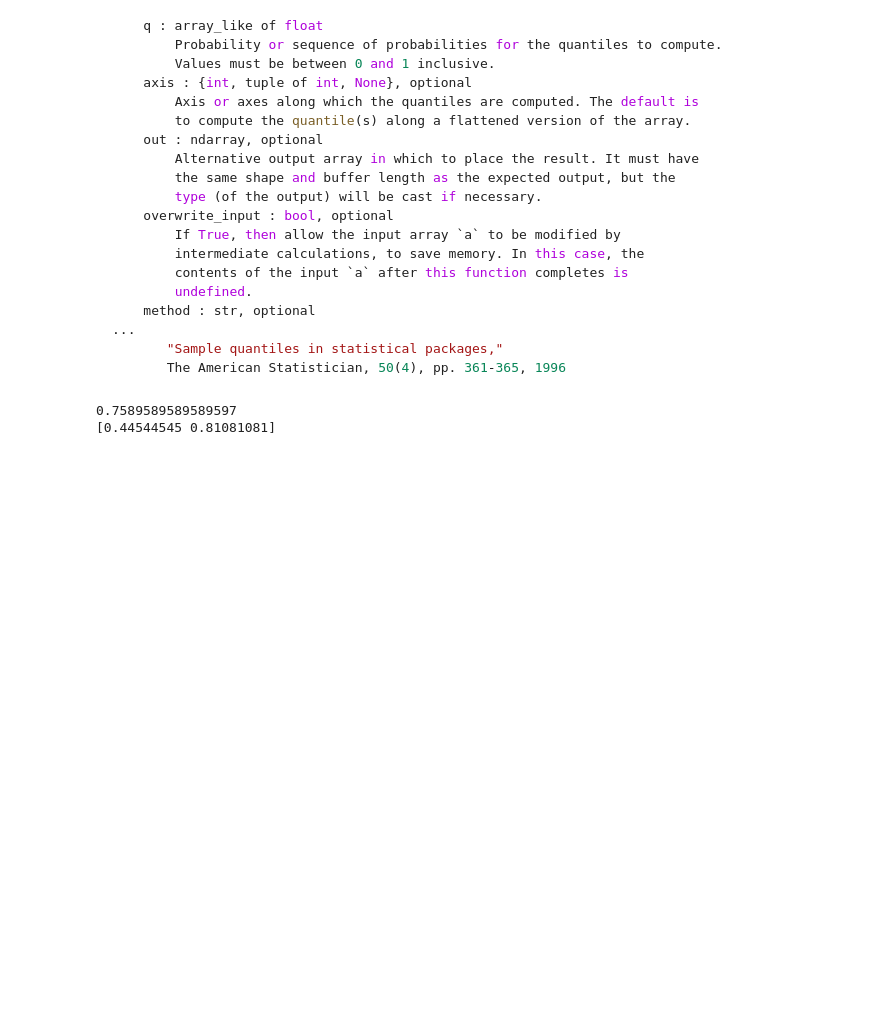
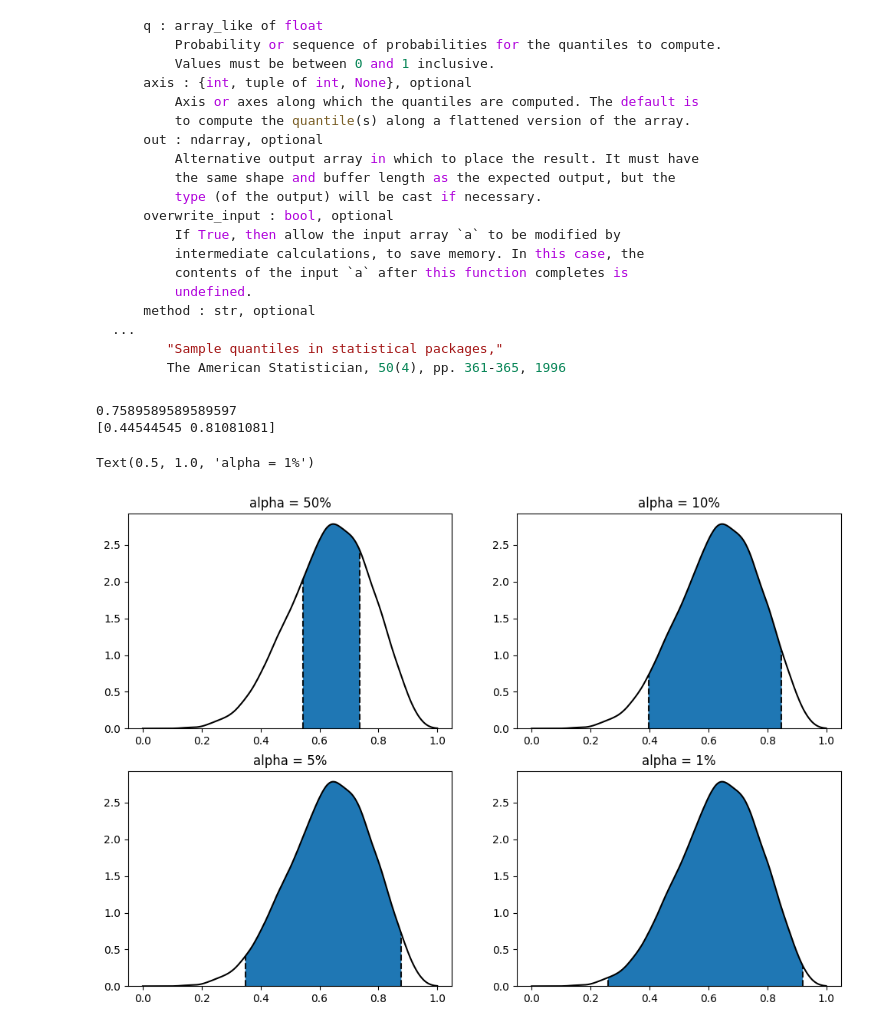
Before and after one commit to AllenLeong/studying-statistical-rethinging-in-python, a Jupyter notebook: notebooks/chapter-3-sampling-the-imaginary.ipynb, the cells around one changed output. Drawn from its saved outputs; the diff is of its cells as text; code cells hidden in the pictures; blank space fills up the shorter version.

```diff
--- a/notebooks/chapter-3-sampling-the-imaginary.ipynb
+++ b/notebooks/chapter-3-sampling-the-imaginary.ipynb
@@ -173,10 +176,3 @@ print(np.quantile(samples, [0.1, 0.9]))
 # %% [output]
 0.7589589589589597
 [0.44544545 0.81081081]
-# %%
-# we can define our pi and hpdi fucntion
-def pi(samples: np.ndarray, prob: float):
-    return np.quantile(samples, [prob/2, 1-prob/2])
-
-# def pi(samples: np.ndarray, prob: float):
-#     return np.quantile(samples, [prob/2, 1-prob/2])
@@ -182,0 +218,14 @@ def pi(samples: np.ndarray, prob: float):
+# %%
+fig, axes = plt.subplots(2,2, figsize = (12,8))
+plot_interval(samples,*pi(samples, .5),ax = axes[0][0])
+plot_interval(samples,*pi(samples, .1),ax = axes[0][1])
+plot_interval(samples,*pi(samples, .05),ax = axes[1][0])
+plot_interval(samples,*pi(samples, .01),ax = axes[1][1])
+
+axes[0][0].set_title('alpha = 50%')
+axes[0][1].set_title('alpha = 10%')
+axes[1][0].set_title('alpha = 5%')
+axes[1][1].set_title('alpha = 1%')
+# %% [output]
+Text(0.5, 1.0, 'alpha = 1%')
+[figure, added]
```
Also changed, not shown: parts of 7 cells of this notebook, 1 other file.
